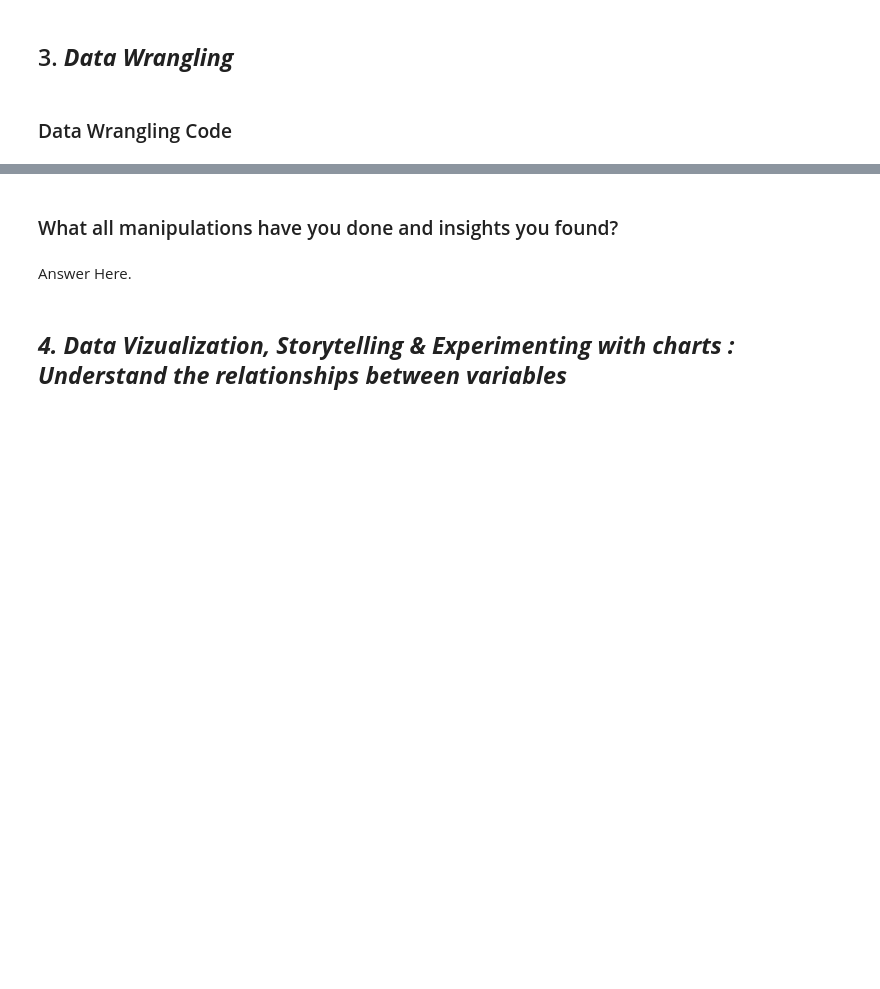
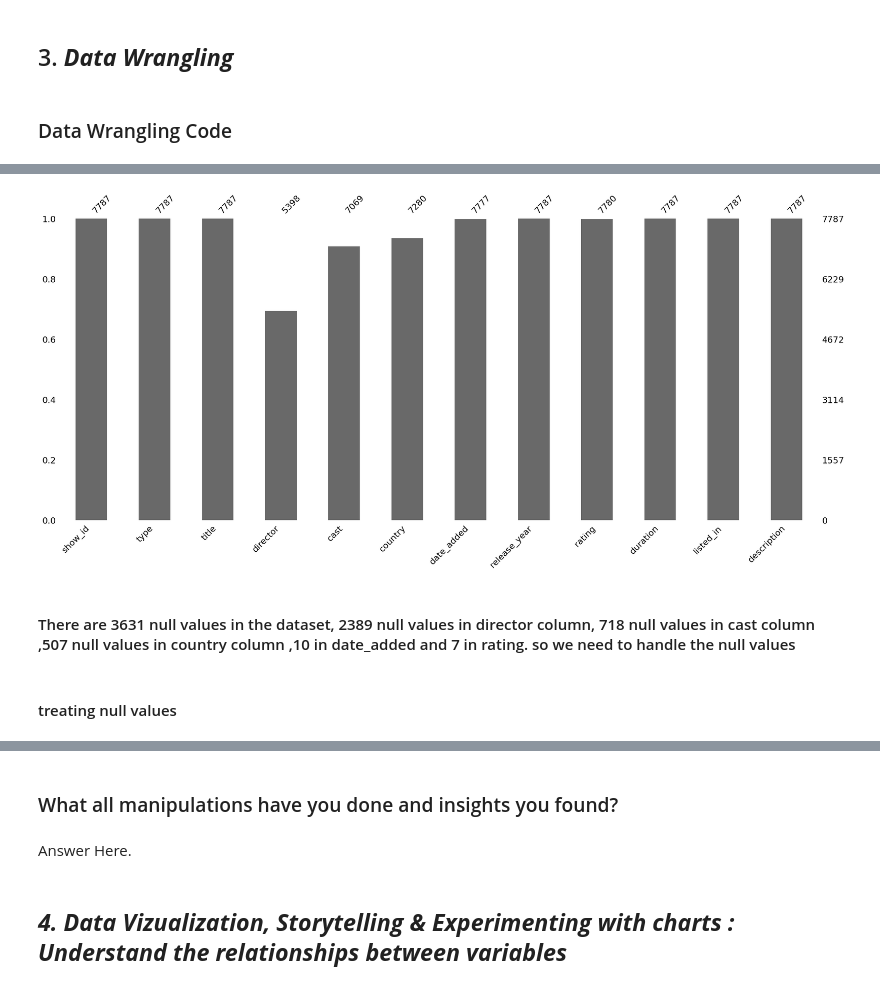
Before and after one commit to jaydeepjadav/Unsupervised-ML-project, a Jupyter notebook: Unsupervised_ML_project_.ipynb, the cells around one changed output, grey strips where cells are left out. Cells and saved outputs as stored; diff of their text form; code cells hidden in the pictures; blank space fills up the shorter version.

```diff
--- a/Unsupervised_ML_project_.ipynb
+++ b/Unsupervised_ML_project_.ipynb
@@ -85,3 +94,6 @@ M - Multivariate Analysis
+# %%
+file_location = "/content/NETFLIX MOVIES AND TV SHOWS CLUSTERING.csv"
+df = pd.read_csv(file_location)
 # %% [markdown]
 ### Dataset First View
 # %%
@@ -130,0 +274,10 @@ Answer Here
+# %%
+import missingno as msno
+msno.bar(df)
+plt.show()
+# %% [output]
+[figure, added]
+# %% [markdown]
+ #### There are 3631 null values in the dataset, 2389 null values in director column, 718 null values in cast column ,507 null values in country column ,10 in date_added and 7 in rating. so we need to handle the null values
+# %% [markdown]
+#### treating null values
```
Also changed, not shown: parts of 37 cells of this notebook.
